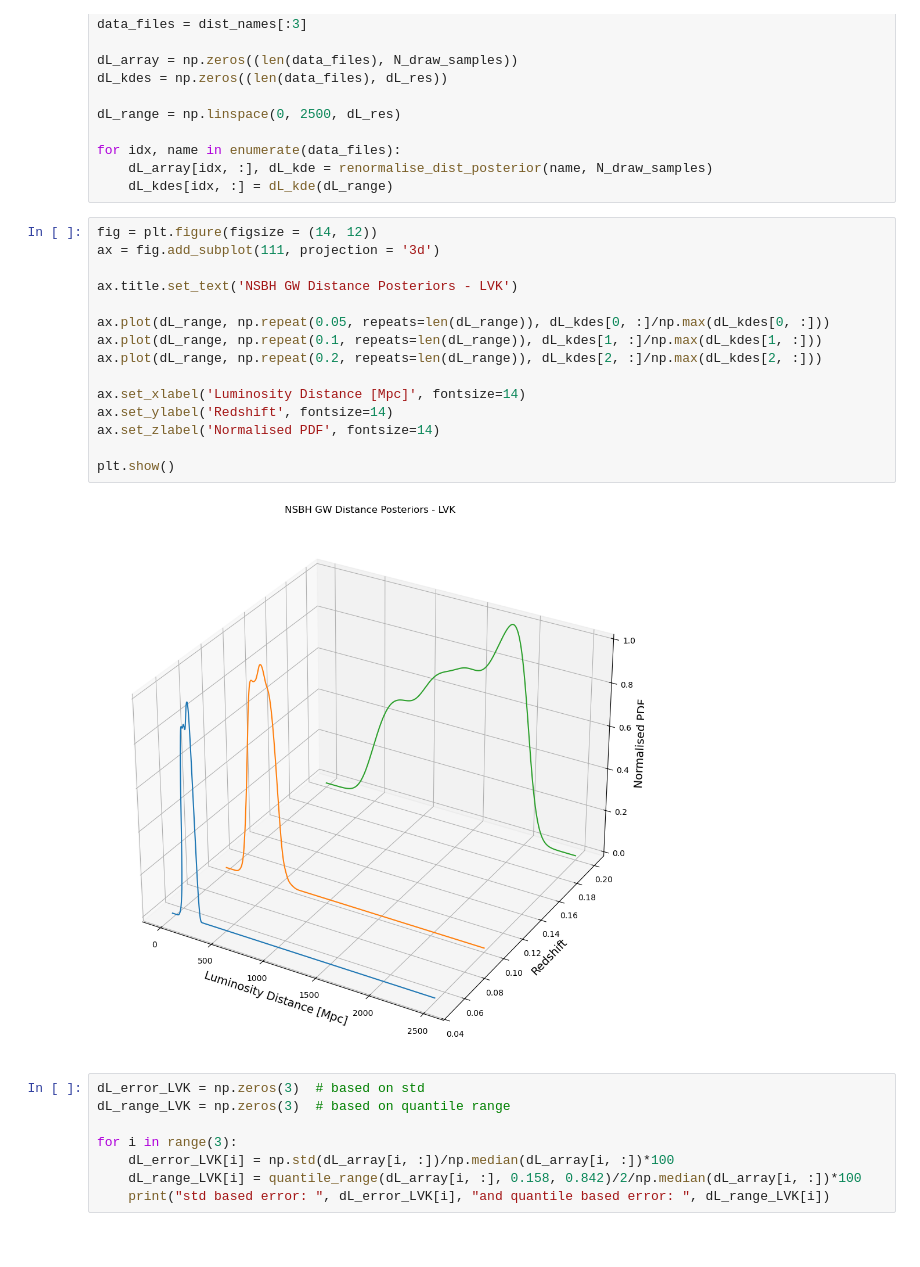
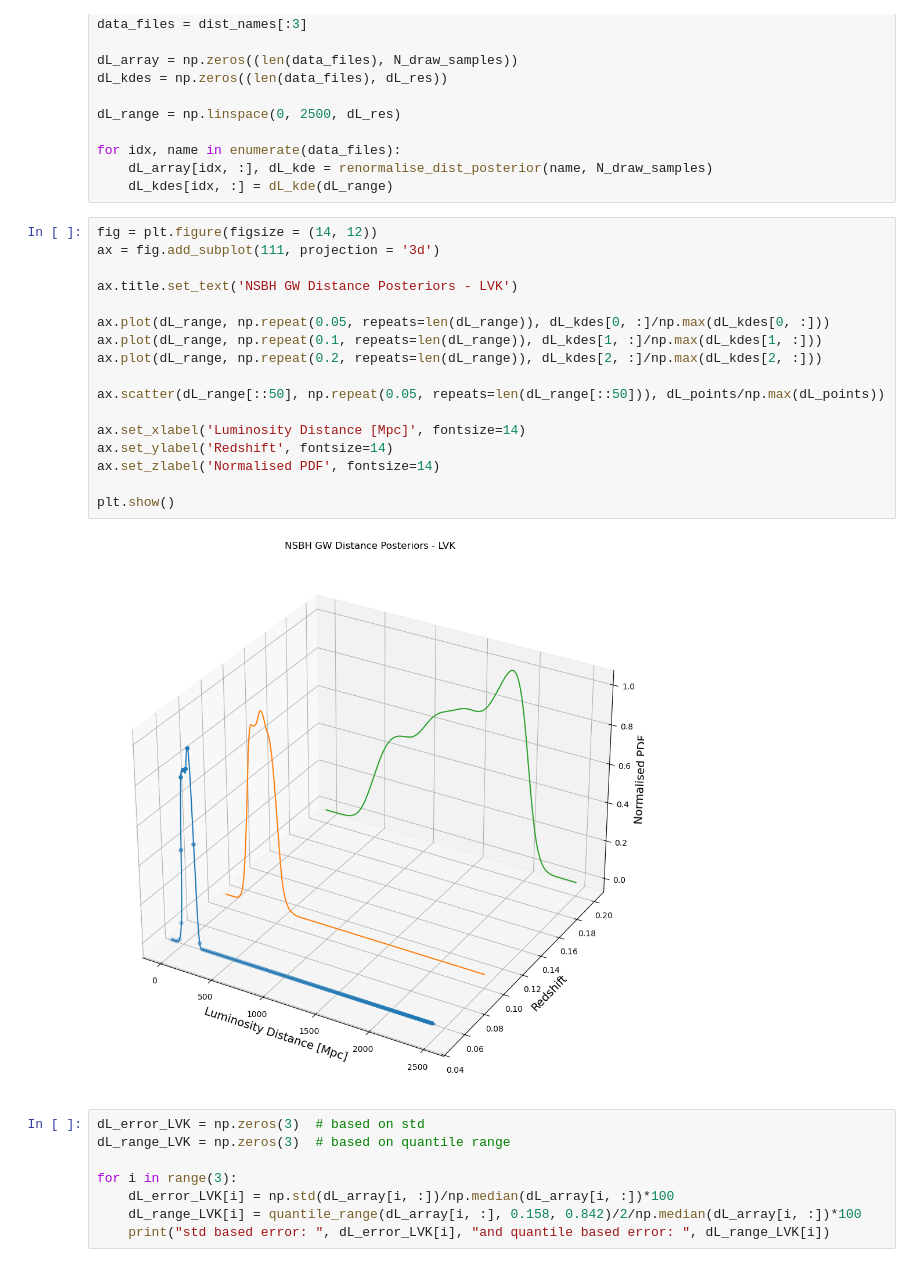
Before and after one commit to MariosNT/FRB_GW_association_cosmo, a Jupyter notebook: Notebooks/Realistic_sources/NSBH_GWs_inspect_runs.ipynb, the cells around one changed output. Saved outputs shown, nothing was run; the diff lists cells and outputs as text.

```diff
--- a/Notebooks/Realistic_sources/NSBH_GWs_inspect_runs.ipynb
+++ b/Notebooks/Realistic_sources/NSBH_GWs_inspect_runs.ipynb
@@ -114,20 +114,22 @@ for idx, name in enumerate(data_files):
 # %%
 fig = plt.figure(figsize = (14, 12))
 ax = fig.add_subplot(111, projection = '3d')
 
 ax.title.set_text('NSBH GW Distance Posteriors - LVK')
 
 ax.plot(dL_range, np.repeat(0.05, repeats=len(dL_range)), dL_kdes[0, :]/np.max(dL_kdes[0, :]))
 ax.plot(dL_range, np.repeat(0.1, repeats=len(dL_range)), dL_kdes[1, :]/np.max(dL_kdes[1, :]))
 ax.plot(dL_range, np.repeat(0.2, repeats=len(dL_range)), dL_kdes[2, :]/np.max(dL_kdes[2, :]))
 
+ax.scatter(dL_range[::50], np.repeat(0.05, repeats=len(dL_range[::50])), dL_points/np.max(dL_points))
+
 ax.set_xlabel('Luminosity Distance [Mpc]', fontsize=14)
 ax.set_ylabel('Redshift', fontsize=14)
 ax.set_zlabel('Normalised PDF', fontsize=14)
 
 plt.show()
 # %% [output]
-[figure, old version]
+[figure, new version]
 # %%
 dL_error_LVK = np.zeros(3)  # based on std
 dL_range_LVK = np.zeros(3)  # based on quantile range
```
Also changed, not shown: parts of 21 cells of this notebook, 3 other files.
